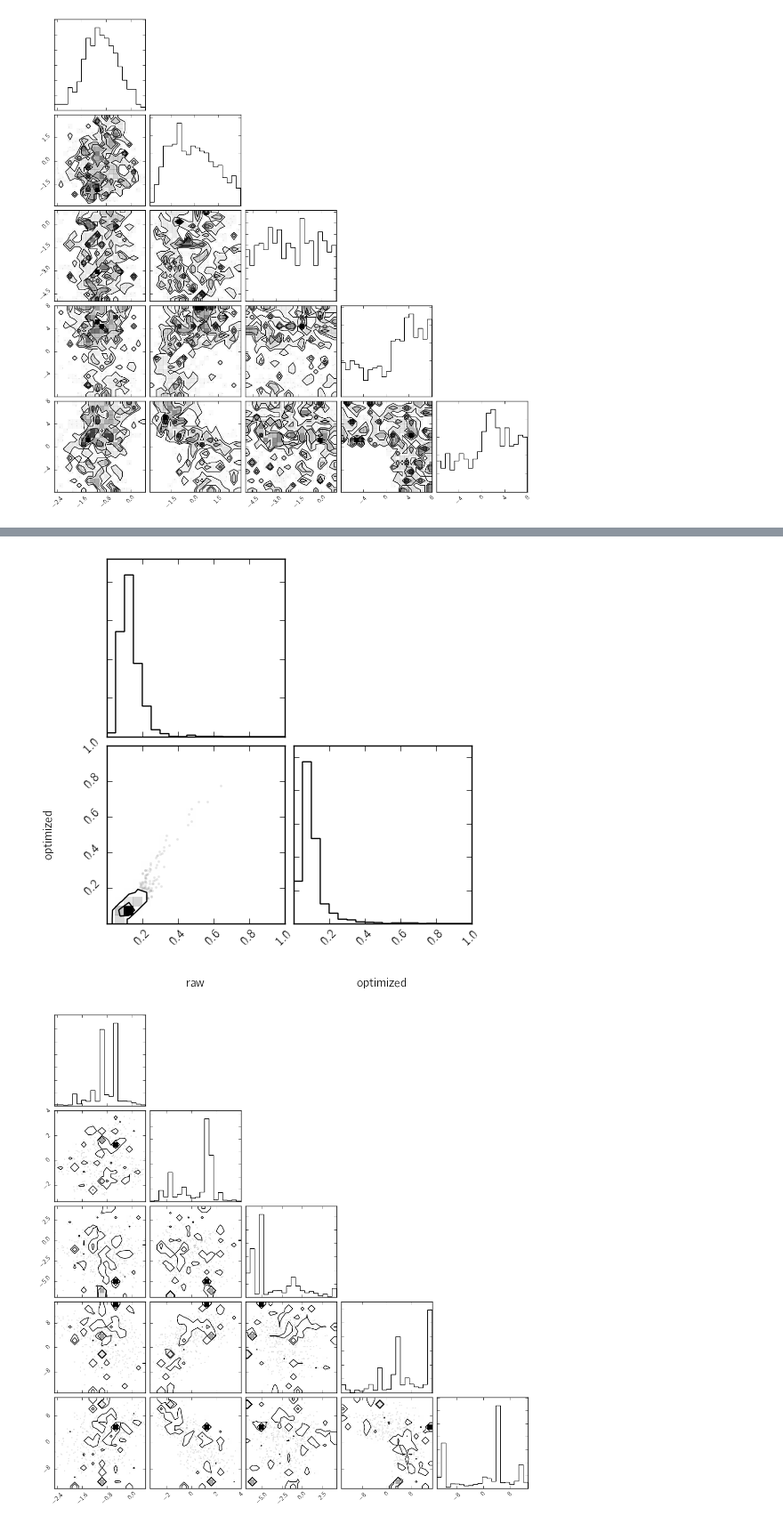
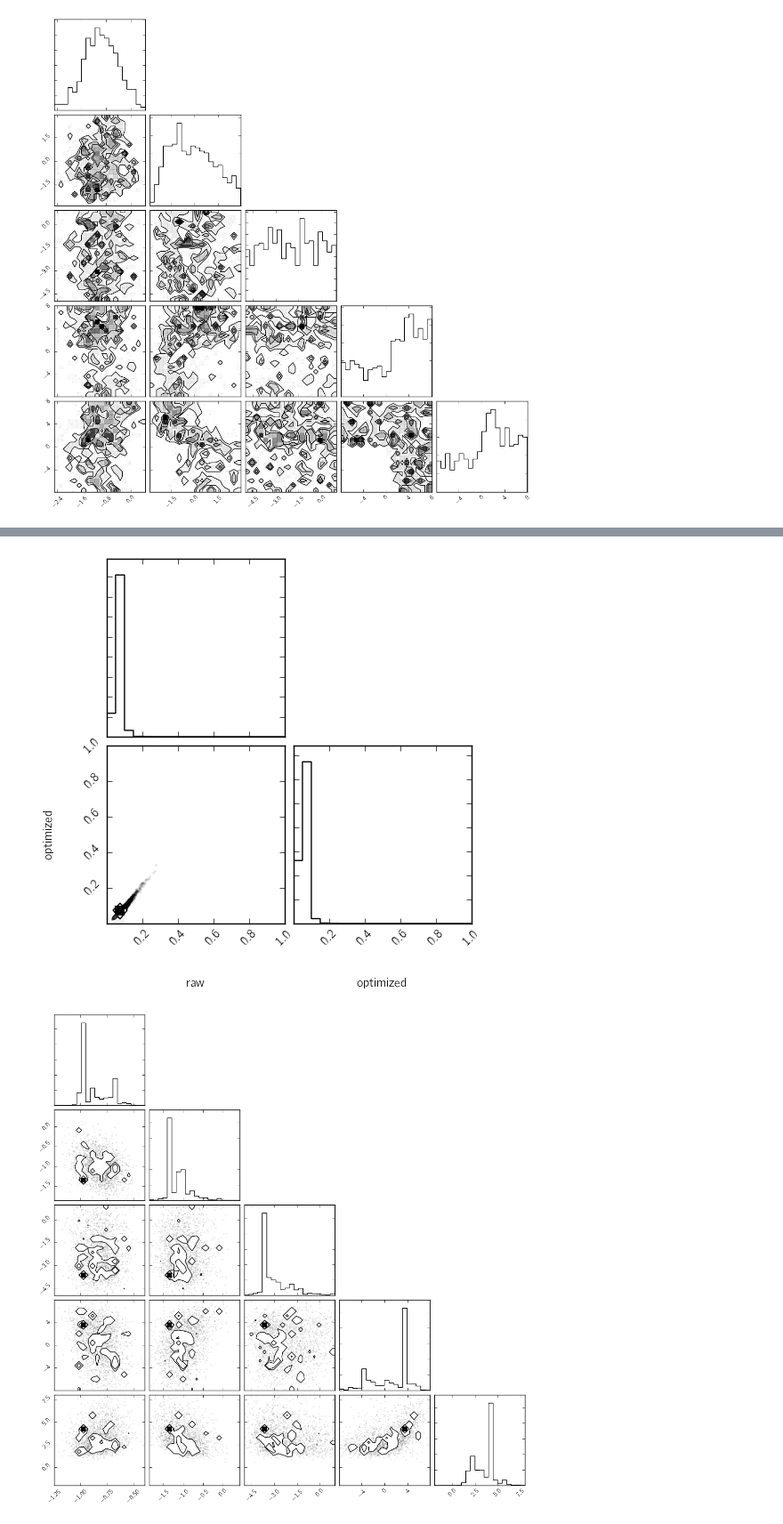
Before and after one commit to dfm/exoabc, a Jupyter notebook: exoplanet-demo.ipynb, the cells around one changed output, grey strips where cells are left out. Shown at 89% size. Cells and saved outputs as stored; diff of their text form; code cells hidden in the pictures.

```diff
--- a/exoplanet-demo.ipynb
+++ b/exoplanet-demo.ipynb
@@ -60,13 +60,16 @@ def sample(initial=None):
     if initial is None:
         lp = sim.sample_parameters()
         if not np.isfinite(lp):
-            return (-np.inf, -np.inf, -np.inf), sim.get_parameters(), sim.state
+            return (np.inf, np.inf, np.inf), sim.get_parameters(), sim.state
     else:
-        sim.set_parameters(initial)
+        lp = sim.set_parameters(initial)
+        if not np.isfinite(lp):
+            return (np.inf, np.inf, np.inf), sim.get_parameters(), sim.state
+
     pars, state = sim.get_parameters(), sim.state
     df = sim.sample_population()
     if len(df) <= 1:
-        return (-np.inf, -np.inf, -np.inf), pars, state
+        return (np.inf, np.inf, np.inf), pars, state
     return compute_distances(obs_stats, compute_stats(df)), pars, state
 # %%
 n = 10000
@@ -138 +142,5 @@ kde = gaussian_kde(new_params[new_inds].T)
+# %%
+new_n = 50000
+new_x = kde.resample(new_n)
+new_logpdfs = kde.logpdf(new_x)
 # %%
@@ -143,24 +148,25 @@ new_samples = [sample(x) for x in tqdm.tqdm(new_x.T, total=new_n)]
 # %%
 new_distances = np.array([s[0] for s in new_samples])
 m = np.all(np.isfinite(new_distances), axis=1)
 new_distances = new_distances[m]
 new_params = np.array([s[1] for s in new_samples])[m]
 new_states = np.array([s[2] for s in new_samples])[m]
 
 new_model = PCA(1)
 new_model.fit(new_distances)
 
 new_w = np.abs(new_model.components_[0])
 new_w /= np.sum(new_w)
 new_scalar = np.dot(new_distances, new_w)
 
 points = np.vstack([np.sum(new_distances, axis=1) / 3.0, new_scalar]).T
 corner.corner(points, range=[(0, 1), (0, 1)], labels=["raw", "optimized"]);
 
-new_inds = np.argsort(new_scalar)[:500]
+new_inds = np.argsort(new_scalar)[:2000]
 weights = new_logpdfs[new_inds]
-weights = np.exp(np.max(weights) - weights)
+weights = np.exp(np.min(weights) - weights)
+# weights = None
 corner.corner(new_params[new_inds], weights=weights);
 # %% [output]
-[figure, old version]
+[figure, new version]
-[figure, old version]
+[figure, new version]
```
Also changed, not shown: parts of 25 cells of this notebook, 3 other files.
